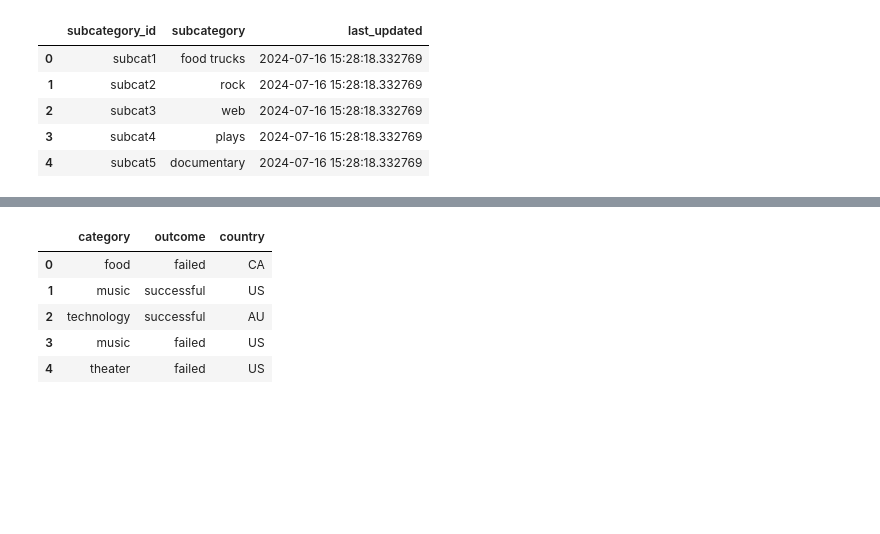
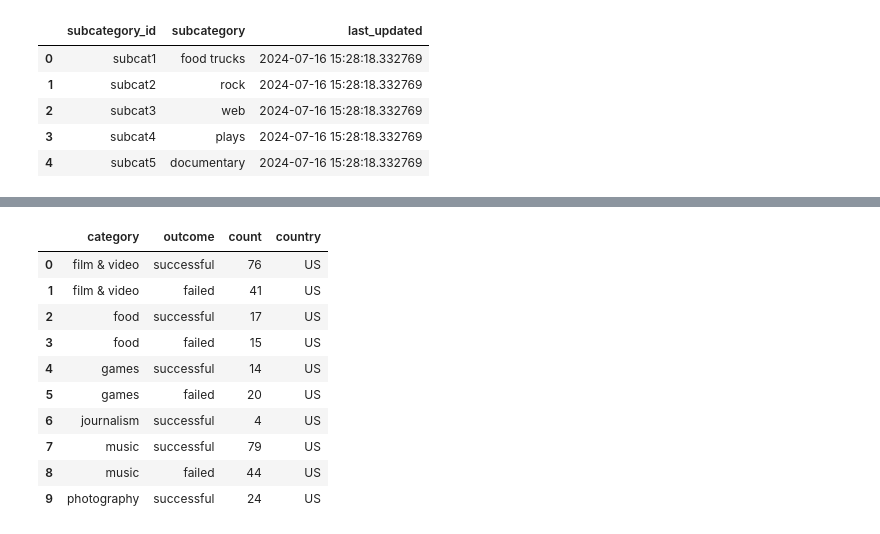
Before and after one commit to Corzalite/Group-17-project-2, a Jupyter notebook: Ind Nick Work/ETL_Data_Viz.ipynb, the cells around one changed output, grey strips where cells are left out. Cells and saved outputs as stored; diff of their text form; code cells hidden in the pictures; blank space fills up the shorter version.

```diff
--- a/Ind Nick Work/ETL_Data_Viz.ipynb
+++ b/Ind Nick Work/ETL_Data_Viz.ipynb
@@ -117,21 +117,31 @@ campaign.head()
 # %%
 # Query Question #1 - Compare Success vs. Failure for all Categories, Grouped By (US, CA, CH, AU) for subplots
 # %%
+# Query for 'US'
 query = """
     SELECT
         cat.category,
         cam.outcome,
+        COUNT(cam.outcome) AS count,
         cam.country
     FROM campaign AS cam
     JOIN category AS cat ON (cam.category_id = cat.category_id)
-
+    WHERE cam.outcome IN ('successful', 'failed')
+        AND cam.country = 'US'
+    GROUP BY cat.category, cam.outcome, cam.country
+    ORDER BY cat.category, cam.outcome DESC;
     """
 question1us = pd.read_sql(text(query), con=engine)
-question1us.head(5)
+question1us.head(10)
 # %% [output]
-|  | category | outcome | country |
-| 0 | food | failed | CA |
-| 1 | music | successful | US |
-| 2 | technology | successful | AU |
-| 3 | music | failed | US |
-| 4 | theater | failed | US |
+|  | category | outcome | count | country |
+| 0 | film & video | successful | 76 | US |
+| 1 | film & video | failed | 41 | US |
+| 2 | food | successful | 17 | US |
+| 3 | food | failed | 15 | US |
+| 4 | games | successful | 14 | US |
+| 5 | games | failed | 20 | US |
+| 6 | journalism | successful | 4 | US |
+| 7 | music | successful | 79 | US |
+| 8 | music | failed | 44 | US |
+| 9 | photography | successful | 24 | US |
```
Also changed, not shown: parts of 8 cells of this notebook, 9 other files.
